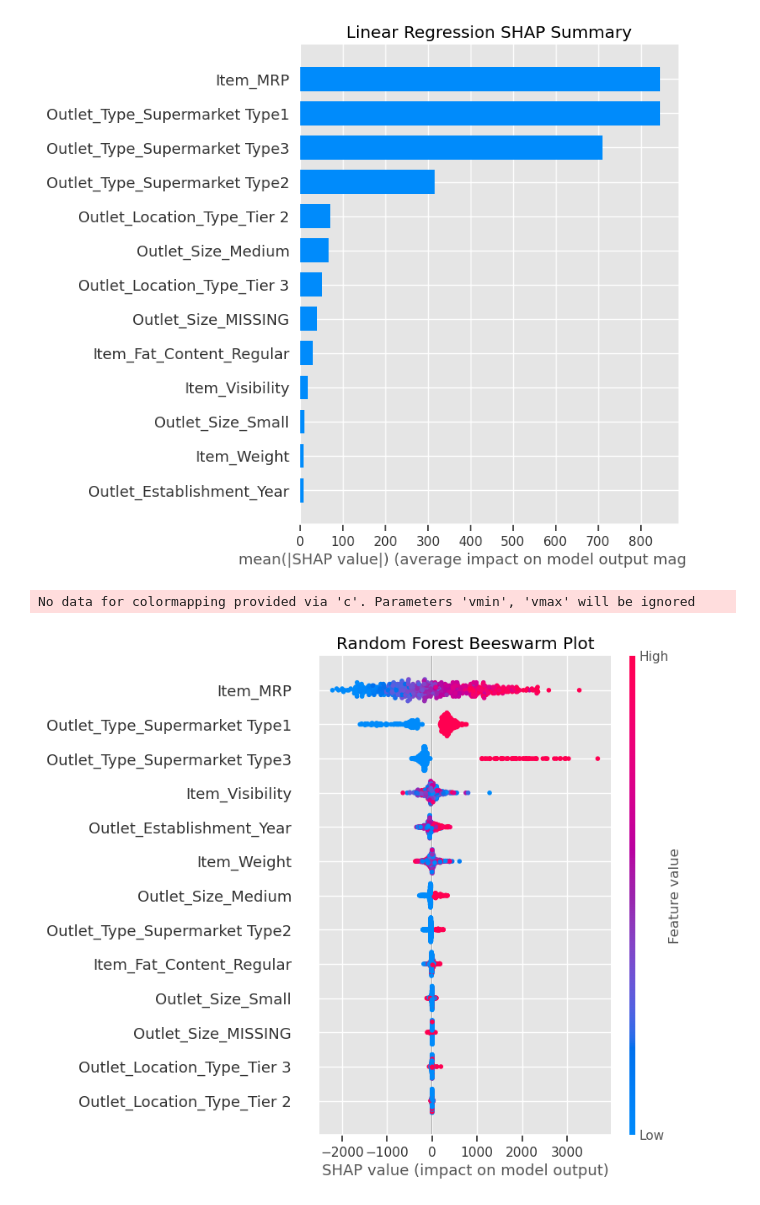
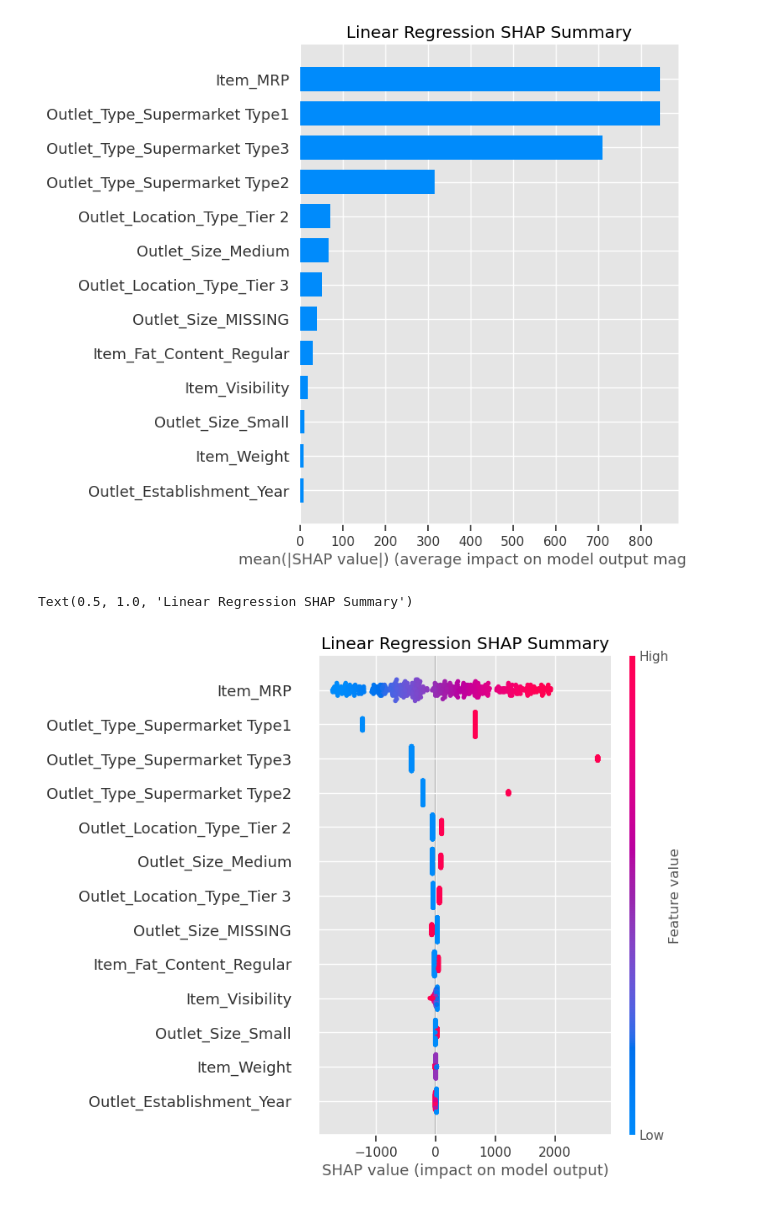
Before and after one commit to CaillahR/Importances-and-Coefficients, a Jupyter notebook: Explaining Models with Shap.ipynb, the cells around one changed output. Saved outputs shown, nothing was run; the diff lists cells and outputs as text; code cells hidden in the pictures.

```diff
--- a/Explaining Models with Shap.ipynb
+++ b/Explaining Models with Shap.ipynb
@@ -371,11 +380,11 @@ plt.title('Linear Regression SHAP Summary')
 Text(0.5, 1.0, 'Linear Regression SHAP Summary')
 [figure]
 # %%
-## create a summary plot for Random Forest (dot/default version)
-shap.summary_plot(rf_shap_values, features=X_shap, show=False)
+## creating a summary plot for Random Forest (bar version)
+shap.summary_plot(linreg_shap_values, features = X_shap, plot_type='dot',
+                 show=False)
 
-plt.title('Random Forest Beeswarm Plot')
-plt.show()
+plt.title('Linear Regression SHAP Summary')
 # %% [output]
-No data for colormapping provided via 'c'. Parameters 'vmin', 'vmax' will be ignored
+Text(0.5, 1.0, 'Linear Regression SHAP Summary')
-[figure, old version]
+[figure, new version]
```
Also changed, not shown: parts of 2 cells of this notebook, 1 other file.
